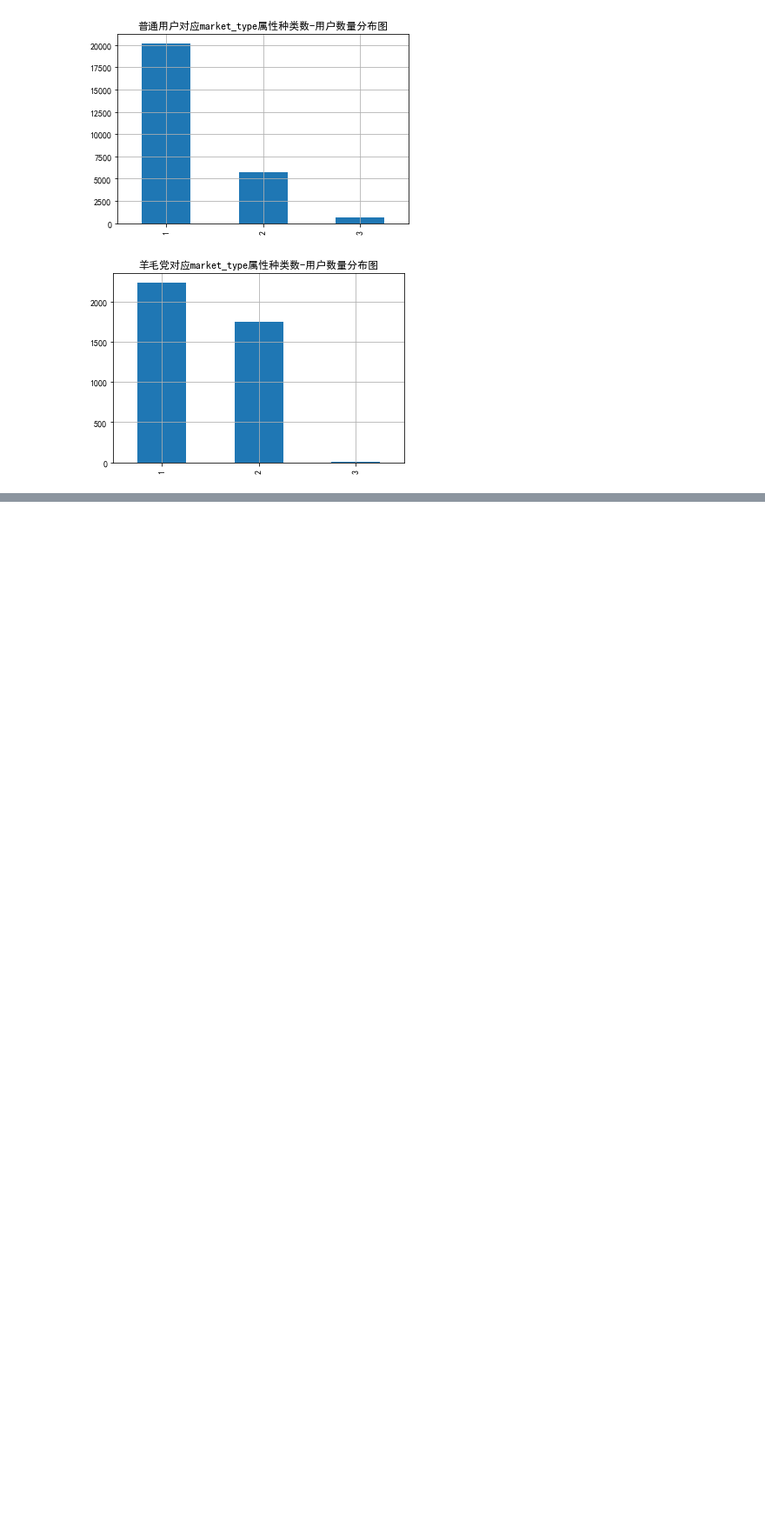
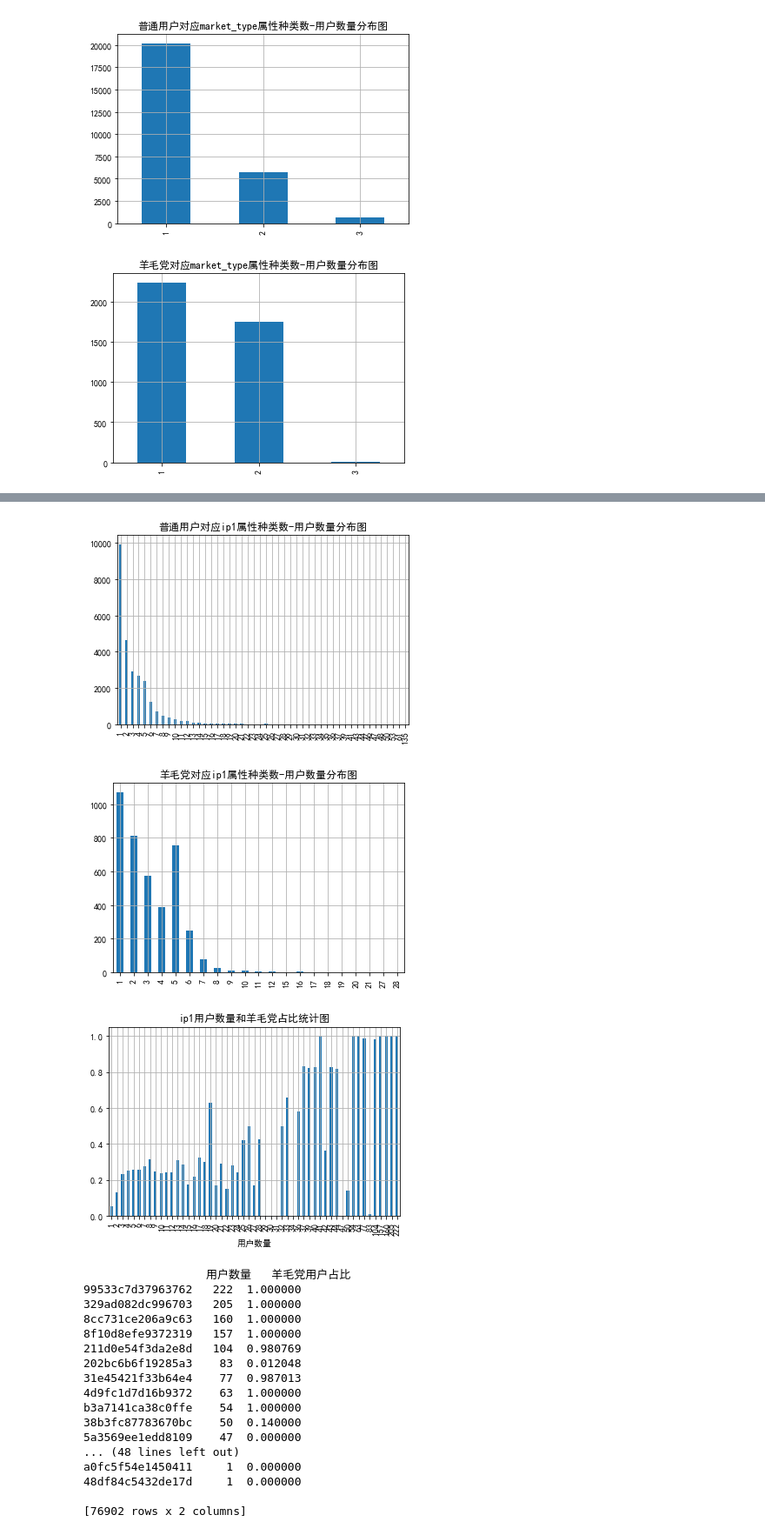
Before and after one commit to ManSsssuper/Competition2-DCTianCheng, a Jupyter notebook: Analysis_transaction.ipynb, the cells around one changed output, grey strips where cells are left out. Shown at 87% size. Saved outputs shown, nothing was run; the diff lists cells and outputs as text; code cells hidden in the pictures; blank space fills up the shorter version.

```diff
--- a/Analysis_transaction.ipynb
+++ b/Analysis_transaction.ipynb
@@ -333,0 +344,39 @@ discrete_field("market_type")
+# %%
+def one_one(name):
+    data=train_tr[["UID",name,"Tag"]].drop_duplicates()
+    data[data.Tag==0].groupby("UID")[name].unique().apply(lambda x:len(x)).value_counts().sort_index().plot(kind='bar',title="普通用户对应"+name+"属性种类数-用户数量分布图",grid=True)
+    plt.show()
+    data[data.Tag==1].groupby("UID")[name].unique().apply(lambda x:len(x)).value_counts().sort_index().plot(kind='bar',title="羊毛党对应"+name+"属性种类数-用户数量分布图",grid=True)
+    plt.show()
+    ratio=pd.DataFrame(data[name].value_counts())
+    ratio=ratio.merge(pd.DataFrame(data.groupby(name).Tag.apply(lambda x:len(x[x==1])/len(x))),how="left",left_index=True,right_index=True)
+    ratio.columns=["用户数量","羊毛党用户占比"]
+    ratio.groupby("用户数量")["羊毛党用户占比"].mean().plot(title=name+"用户数量和羊毛党占比统计图",grid=True,kind='bar')
+#     plt.plot(ratio.iloc[:,0],ratio.iloc[:,1])
+#     plt.title(name+"用户数量和羊毛党占比统计图")
+    plt.show()
+    print(ratio)
+# %%
+one_one("ip1")
+#怎么从ip里面发掘出他是不是羊毛党的窝点
+# %% [output]
+[figure, added]
+[figure, added]
+[figure, added]
+                  用户数量   羊毛党用户占比
+99533c7d37963762   222  1.000000
+329ad082dc996703   205  1.000000
+8cc731ce206a9c63   160  1.000000
+8f10d8efe9372319   157  1.000000
+211d0e54f3da2e8d   104  0.980769
+202bc6b6f19285a3    83  0.012048
+31e45421f33b64e4    77  0.987013
+4d9fc1d7d16b9372    63  1.000000
+b3a7141ca38c0ffe    54  1.000000
+38b3fc87783670bc    50  0.140000
+5a3569ee1edd8109    47  0.000000
+... (48 lines left out)
+a0fc5f54e1450411     1  0.000000
+48df84c5432de17d     1  0.000000
+
+[76902 rows x 2 columns]
```
Also changed, not shown: parts of 11 cells of this notebook.
